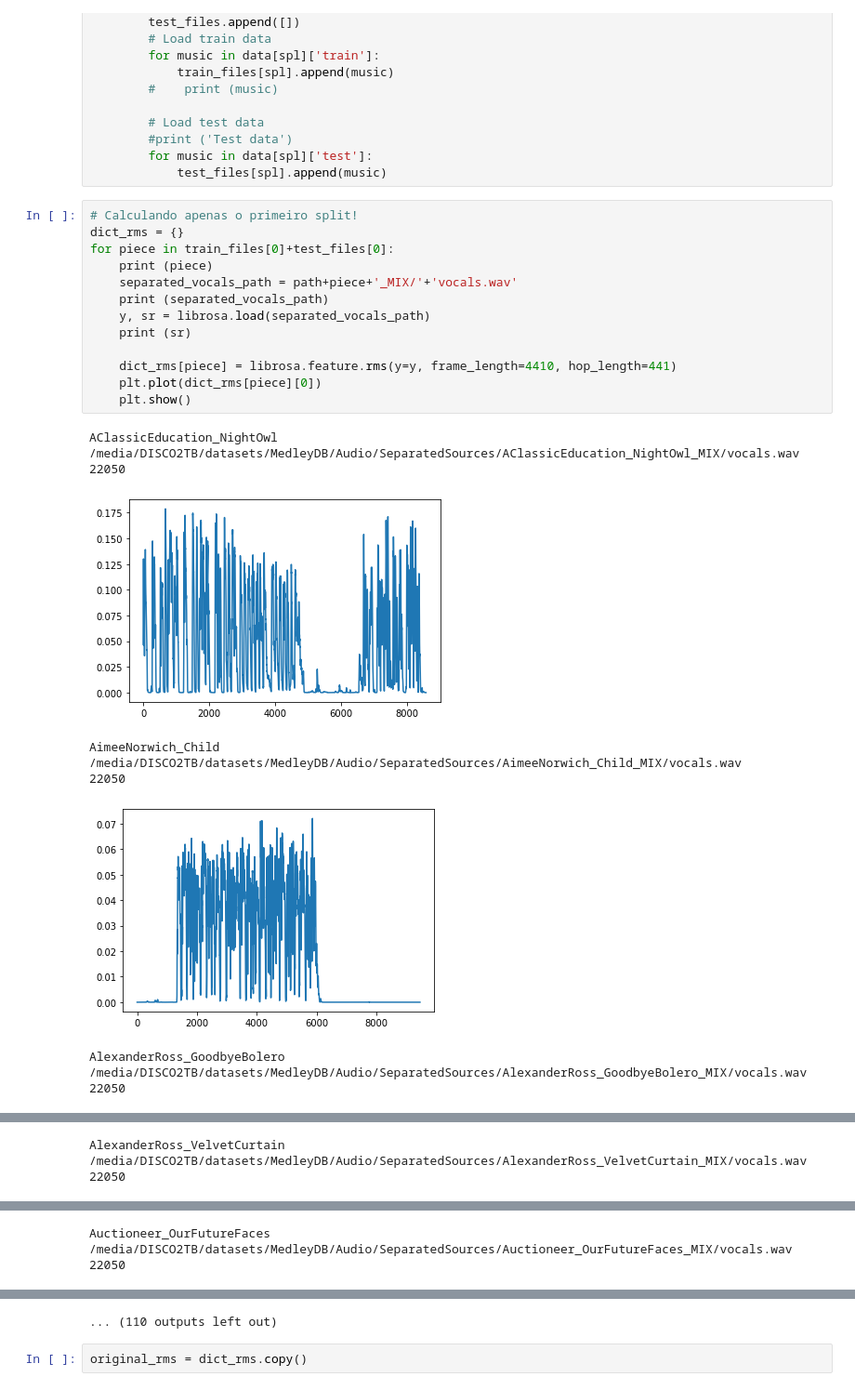
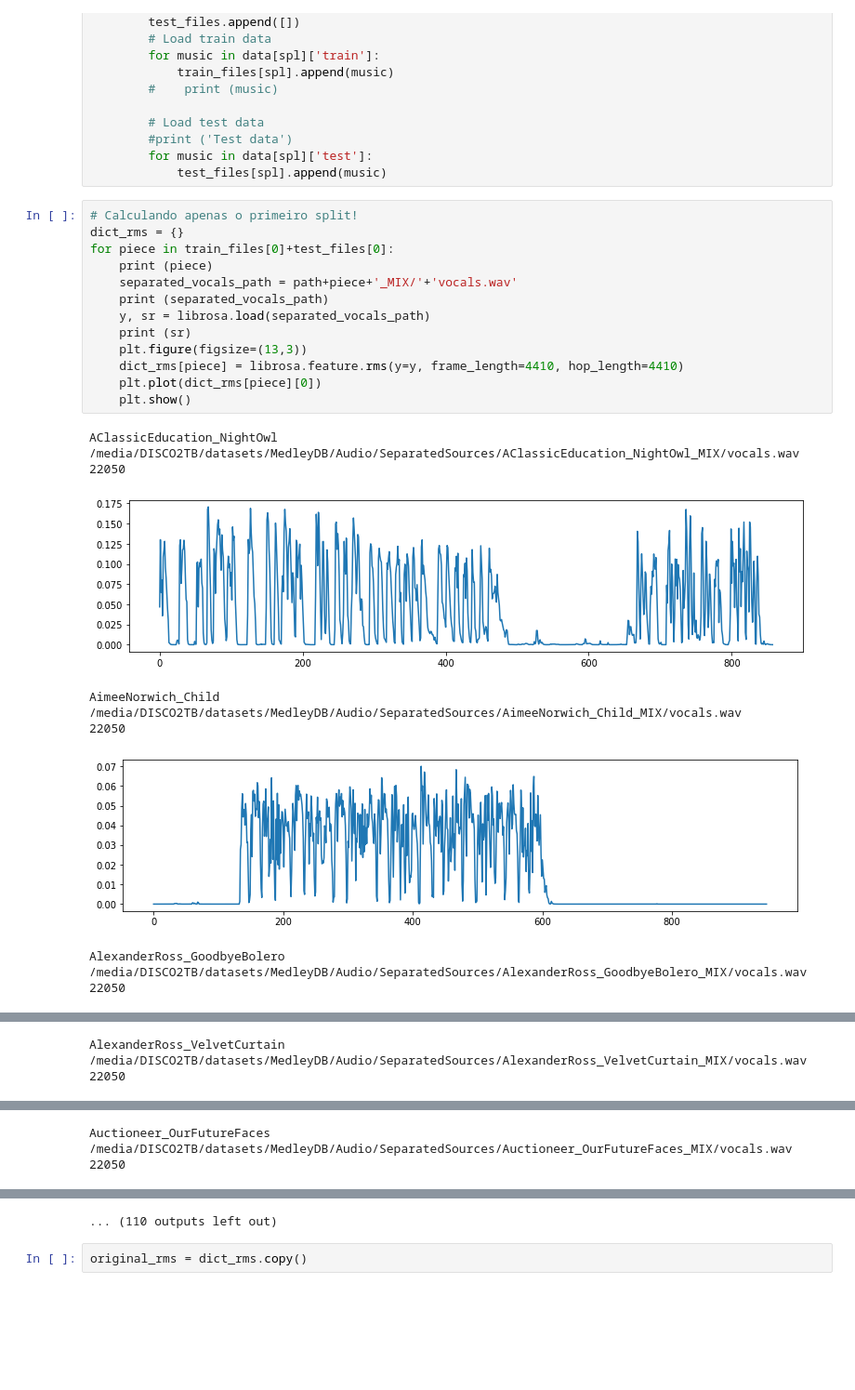
Before and after one commit to shayenne/vocaldetection, a Jupyter notebook: scripts/Threshold Spleeter.ipynb, the cells around one changed output, grey strips where cells are left out. Shown at 93% size. Drawn from its saved outputs; the diff is of its cells as text; blank space fills up the shorter version.

```diff
--- a/scripts/Threshold Spleeter.ipynb
+++ b/scripts/Threshold Spleeter.ipynb
@@ -34,25 +39,25 @@ with open(SPLITS) as json_file:
 # %%
 # Calculando apenas o primeiro split!
 dict_rms = {}
 for piece in train_files[0]+test_files[0]:
     print (piece)
     separated_vocals_path = path+piece+'_MIX/'+'vocals.wav'
     print (separated_vocals_path)
     y, sr = librosa.load(separated_vocals_path)
     print (sr)
-
-    dict_rms[piece] = librosa.feature.rms(y=y, frame_length=4410, hop_length=441)
+    plt.figure(figsize=(13,3))
+    dict_rms[piece] = librosa.feature.rms(y=y, frame_length=4410, hop_length=4410)
     plt.plot(dict_rms[piece][0])
     plt.show()
 # %% [output]
 AClassicEducation_NightOwl
 /media/DISCO2TB/datasets/MedleyDB/Audio/SeparatedSources/AClassicEducation_NightOwl_MIX/vocals.wav
 22050
-[figure, old version]
+[figure, new version]
 AimeeNorwich_Child
 /media/DISCO2TB/datasets/MedleyDB/Audio/SeparatedSources/AimeeNorwich_Child_MIX/vocals.wav
 22050
-[figure, old version]
+[figure, new version]
 AlexanderRoss_GoodbyeBolero
 /media/DISCO2TB/datasets/MedleyDB/Audio/SeparatedSources/AlexanderRoss_GoodbyeBolero_MIX/vocals.wav
 22050
```
Also changed, not shown: parts of 66 cells of this notebook.
